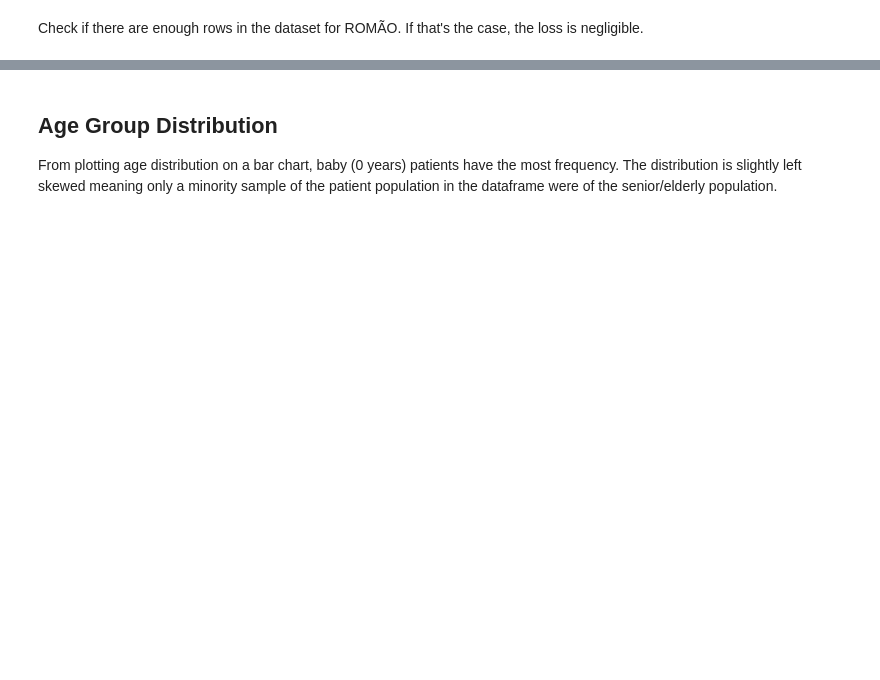
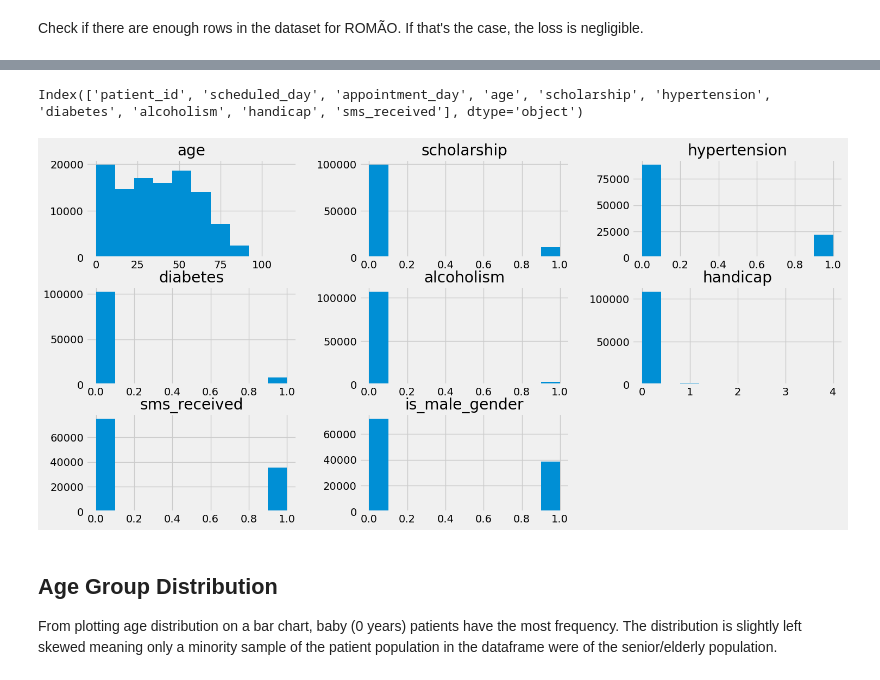
Before and after one commit to KingXP-Pythoner/appt-noshow-model, a Jupyter notebook: data_mining.ipynb, the cells around one changed output, grey strips where cells are left out. Drawn from its saved outputs; the diff is of its cells as text; code cells hidden in the pictures; blank space fills up the shorter version.

```diff
--- a/data_mining.ipynb
+++ b/data_mining.ipynb
@@ -80,6 +133,6 @@ df.isna().sum()
 # %%
 
 df.drop(columns=['AppointmentID'], inplace=True, axis=1)
-df.drop_duplicates(['PatientId','No-show'], inplace = True)
-df.reset_index(drop=True, inplace=True)
+# df.drop_duplicates(['PatientId','No-show'], inplace = True)
+# df.reset_index(drop=True, inplace=True)
 df.shape
@@ -150,8 +248,14 @@ numerical_columns =df.select_dtypes(exclude='object').columns
 nominal_cols_list = nominal_columns.tolist()
 num_cols_list = numerical_columns.tolist()
 numerical_columns
+# %% [output]
+Index(['patient_id', 'scheduled_day', 'appointment_day', 'age', 'scholarship', 'hypertension', 'diabetes', 'alcoholism', 'handicap', 'sms_received'], dtype='object')
 # %%
+df["is_male_gender"] = df['gender'].map({'M': 1, 'F': 0})
 df[df.columns.drop(['patient_id', 'appointment_day', 'scheduled_day'])].hist(figsize=(16,8))
+df.drop(columns=['is_male_gender'], inplace=True, axis=1)
+# %% [output]
+[figure, added]
 # %% [markdown]
 ## Age Group Distribution
 From plotting age distribution on a bar chart, baby (0 years) patients have the most frequency. The distribution is slightly left skewed meaning only a minority sample of the patient population in the dataframe were of the senior/elderly population.
```
Also changed, not shown: parts of 54 cells of this notebook, 2 other files.
